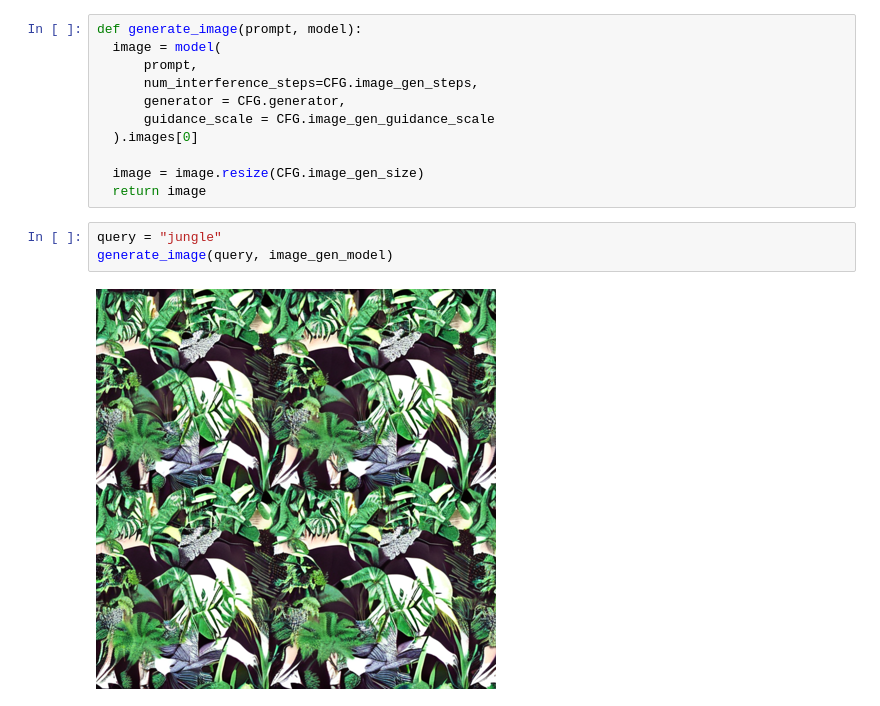
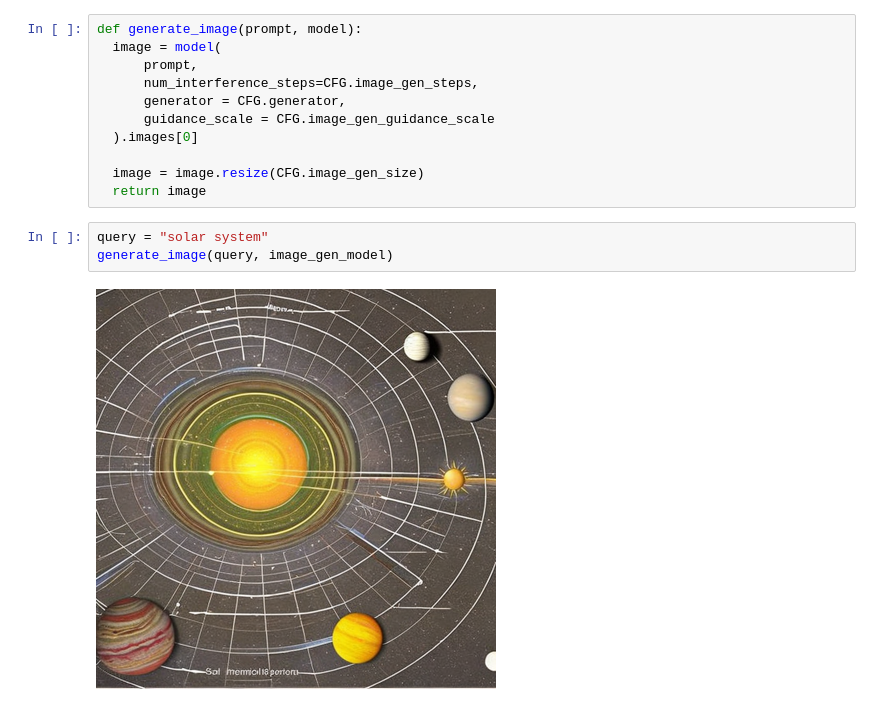
Before and after one commit to arvinder004/Text-to-image-tool, a Jupyter notebook: TextToImageGenerator.ipynb, the cells around one changed output. Saved outputs shown, nothing was run; the diff lists cells and outputs as text.

```diff
--- a/TextToImageGenerator.ipynb
+++ b/TextToImageGenerator.ipynb
@@ -54,7 +54,7 @@ def generate_image(prompt, model):
   image = image.resize(CFG.image_gen_size)
   return image
 # %%
-query = "jungle"
+query = "solar system"
 generate_image(query, image_gen_model)
 # %% [output]
-[figure, old version]
+[figure, new version]
```
